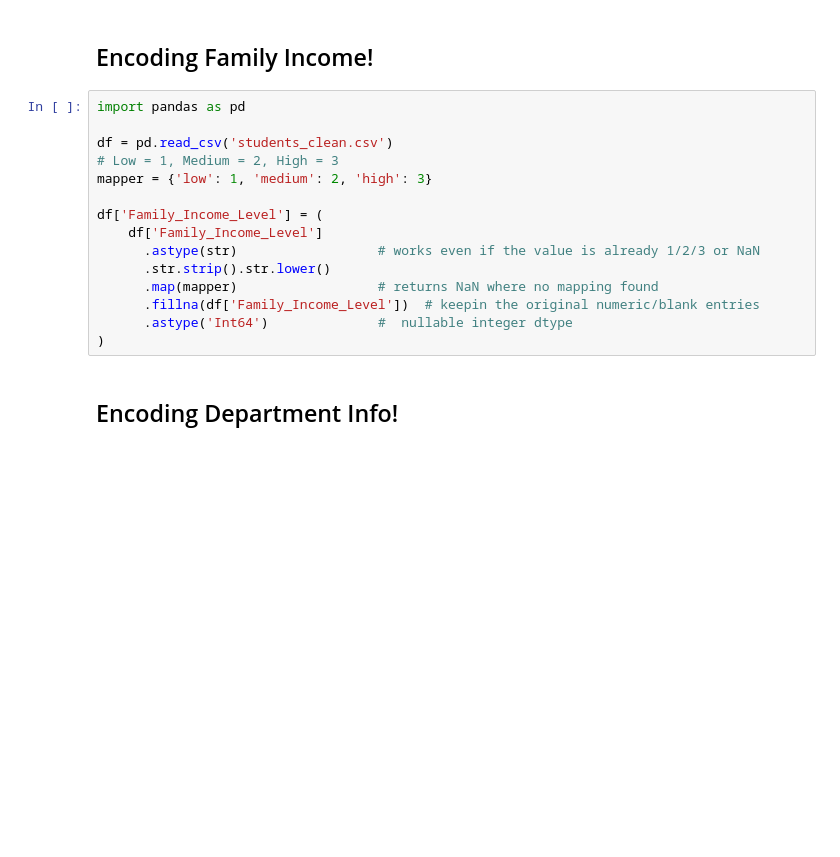
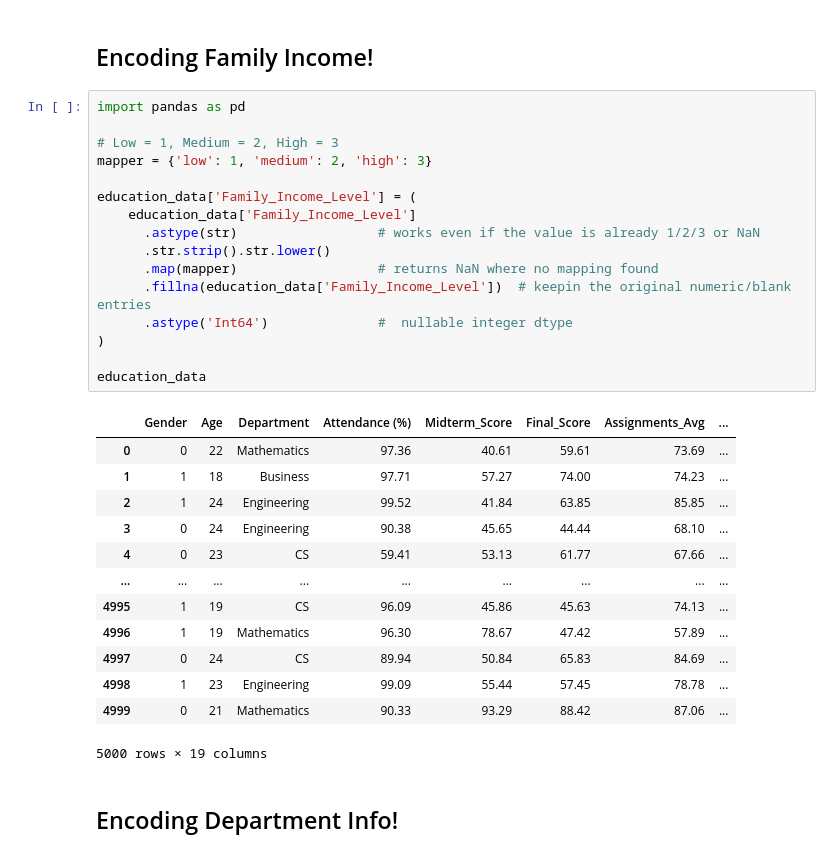
Before and after one commit to tylergarf/CSC396_Course_Coach, a Jupyter notebook: Data_Cleaning_Code.ipynb, the cells around one changed output. Saved outputs shown, nothing was run; the diff lists cells and outputs as text; blank space fills up the shorter version.

```diff
--- a/Data_Cleaning_Code.ipynb
+++ b/Data_Cleaning_Code.ipynb
@@ -303,18 +284,33 @@ education_data.head()
 # %%
 import pandas as pd
 
-df = pd.read_csv('students_clean.csv')
 # Low = 1, Medium = 2, High = 3
 mapper = {'low': 1, 'medium': 2, 'high': 3}
 
-df['Family_Income_Level'] = (
-    df['Family_Income_Level']
+education_data['Family_Income_Level'] = (
+    education_data['Family_Income_Level']
       .astype(str)                  # works even if the value is already 1/2/3 or NaN
       .str.strip().str.lower()
       .map(mapper)                  # returns NaN where no mapping found
-      .fillna(df['Family_Income_Level'])  # keepin the original numeric/blank entries
+      .fillna(education_data['Family_Income_Level'])  # keepin the original numeric/blank entries
       .astype('Int64')              #  nullable integer dtype
 )
+
+education_data
+# %% [output]
+|  | Gender | Age | Department | Attendance (%) | Midterm_Score | Final_Score | Assignments_Avg | ... |
+| 0 | 0 | 22 | Mathematics | 97.36 | 40.61 | 59.61 | 73.69 | ... |
+| 1 | 1 | 18 | Business | 97.71 | 57.27 | 74.00 | 74.23 | ... |
+| 2 | 1 | 24 | Engineering | 99.52 | 41.84 | 63.85 | 85.85 | ... |
+| 3 | 0 | 24 | Engineering | 90.38 | 45.65 | 44.44 | 68.10 | ... |
+| 4 | 0 | 23 | CS | 59.41 | 53.13 | 61.77 | 67.66 | ... |
+| ... | ... | ... | ... | ... | ... | ... | ... | ... |
+| 4995 | 1 | 19 | CS | 96.09 | 45.86 | 45.63 | 74.13 | ... |
+| 4996 | 1 | 19 | Mathematics | 96.30 | 78.67 | 47.42 | 57.89 | ... |
+| 4997 | 0 | 24 | CS | 89.94 | 50.84 | 65.83 | 84.69 | ... |
+| 4998 | 1 | 23 | Engineering | 99.09 | 55.44 | 57.45 | 78.78 | ... |
+| 4999 | 0 | 21 | Mathematics | 90.33 | 93.29 | 88.42 | 87.06 | ... |
+5000 rows × 19 columns
 # %% [markdown]
 ## Encoding Department Info!
 # %%
```
Also changed, not shown: parts of 8 cells of this notebook.
